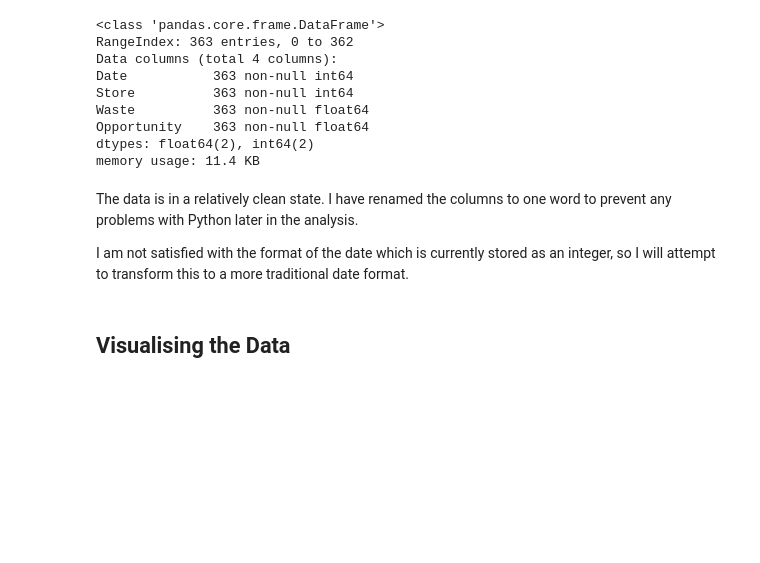
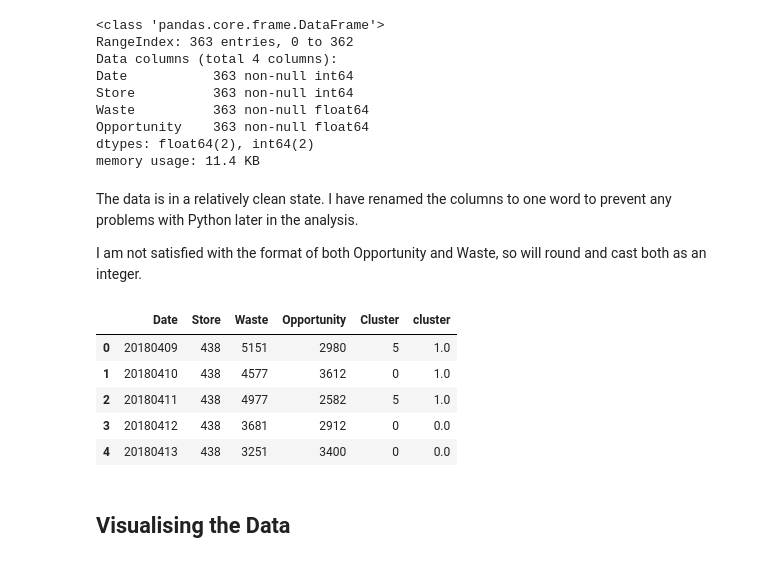
Before and after one commit to paulloughlin/Data-Fellowship-Decoded, a Jupyter notebook: Clustering Analysis.ipynb, the cells around one changed output. Saved outputs shown, nothing was run; the diff lists cells and outputs as text; code cells hidden in the pictures; blank space fills up the shorter version.

```diff
--- a/Clustering Analysis.ipynb
+++ b/Clustering Analysis.ipynb
@@ -93,7 +98,21 @@ memory usage: 11.4 KB
 # %% [markdown]
 The data is in a relatively clean state. I have renamed the columns to one word to prevent any problems with Python later in the analysis.
 
-I am not satisfied with the format of the date which is currently stored as an integer, so I will attempt to transform this to a more traditional date format.
+I am not satisfied with the format of both Opportunity and Waste, so will round and cast both as an integer.
+# %%
+DF.Waste=round(DF.Waste)
+DF.Opportunity=round(DF.Opportunity)
+# %%
+DF.Waste=DF.Waste.astype(int)
+DF.Opportunity=DF.Opportunity.astype(int)
+DF.head()
+# %% [output]
+|  | Date | Store | Waste | Opportunity | Cluster | cluster |
+| 0 | 20180409 | 438 | 5151 | 2980 | 5 | 1.0 |
+| 1 | 20180410 | 438 | 4577 | 3612 | 0 | 1.0 |
+| 2 | 20180411 | 438 | 4977 | 2582 | 5 | 1.0 |
+| 3 | 20180412 | 438 | 3681 | 2912 | 0 | 0.0 |
+| 4 | 20180413 | 438 | 3251 | 3400 | 0 | 0.0 |
 # %% [markdown]
 ## Visualising the Data
 # %%
```
Also changed, not shown: parts of 19 cells of this notebook.
